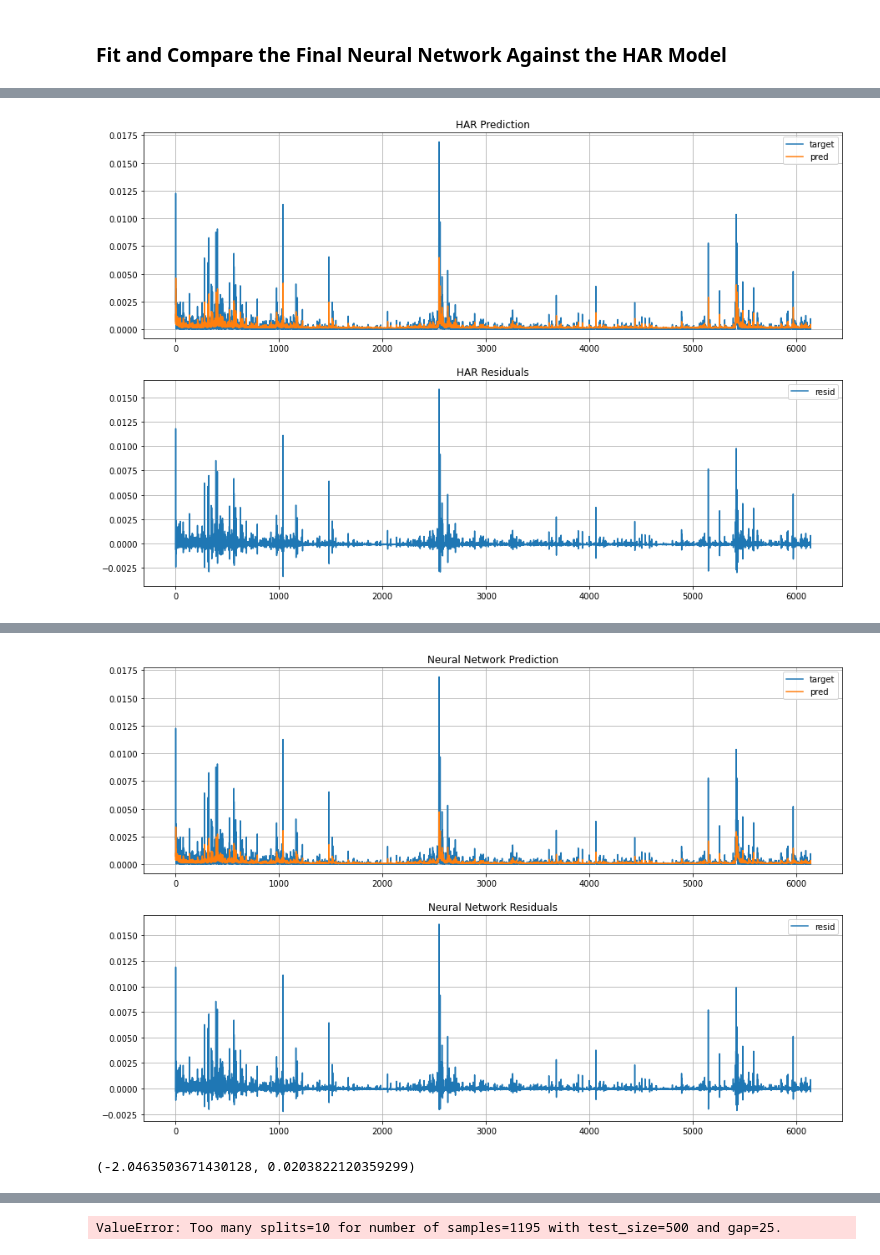
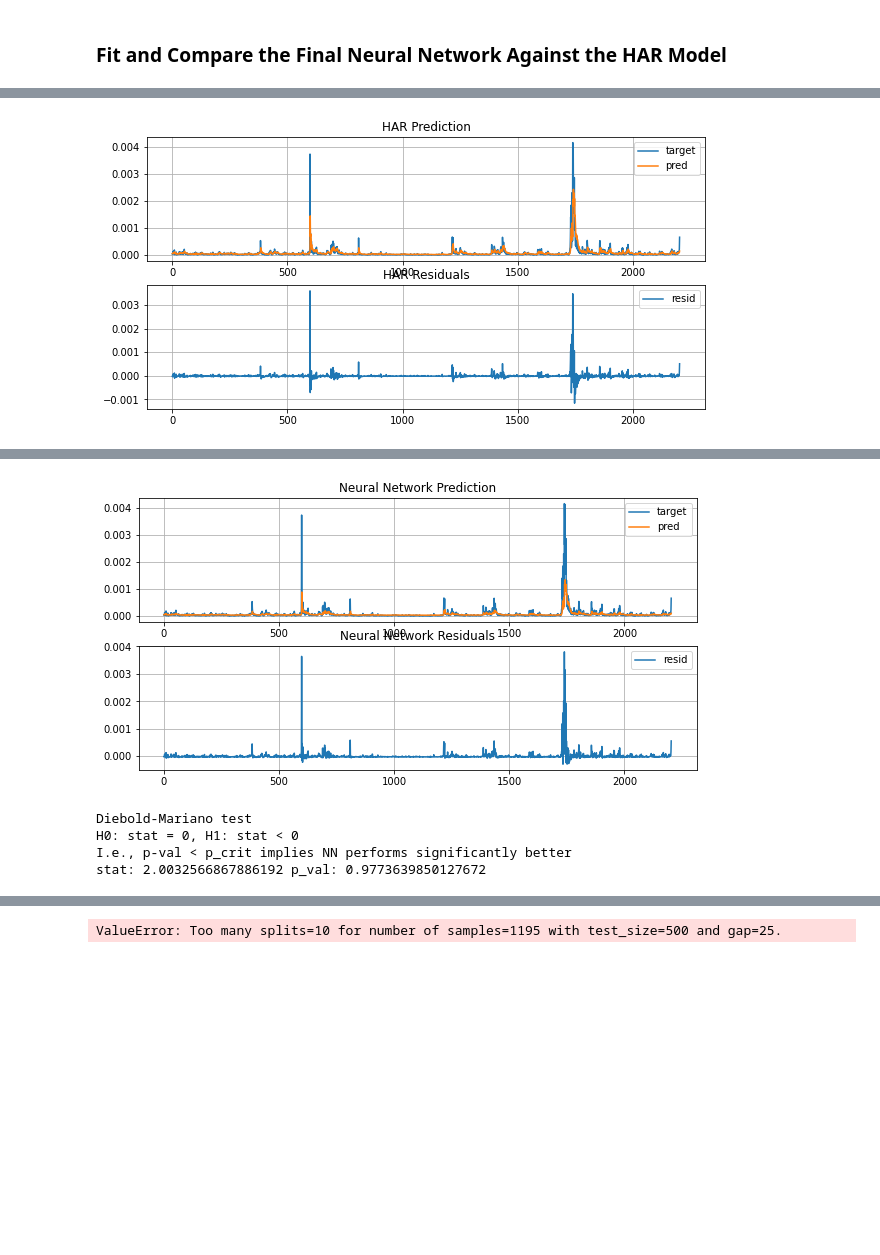
Before and after one commit to CodingNoob234/casestudy-neural-networks, a Jupyter notebook: main.ipynb, the cells around one changed output, grey strips where cells are left out. Drawn from its saved outputs; the diff is of its cells as text; code cells hidden in the pictures; blank space fills up the shorter version.

Commit message:
changed get_data.. function to load in the new csv datafile. Also added batchsize as a hyperparameter in the cross validation

```diff
--- a/main.ipynb
+++ b/main.ipynb
@@ -45,12 +45,17 @@ print(get_tickers_in_data())
 # fetch data through yahoo finance API, compute features, split into training and validation subsets
 # ... for both NN and HAR
 
-data = get_rv_from_yahoo("KO")
+ticker = ".SPX"
+# data = get_rv_from_yahoo(ticker)
+# or use ...
+data = get_rv_from_data(ticker)
+n_observations = len(data)
+print(f"Total of {n_observations} found for symbol: {ticker}")
 
 data_nn_train, data_nn_val, data_har_train, data_har_val = pre_process_all_data(data, train_size=.6)
 
 # to determine gap used in TimeSeriesSplit
 plot_acf(data_har_train.y, lags = range(1, 30))
-plt.ylim(-0.1, 0.25)
+plt.ylim(-0.1, 0.9)
 plt.show()
 # %% [output]
@@ -134,10 +142,10 @@ avg score: 2.1553808717317047e-06 list of scores: [1.7682198035471327e-06, 1.964
 ### Fit and Compare the Final Neural Network Against the HAR Model
 # %%
 normalize_features = False
-use_own_config = True # if you used this once after the cross validation, the custom params 'overwrite' those from cross validation
+use_own_config = True # !!! if you used this once after the cross validation, the custom params below 'overwrite' those from cross validation above
 
 # sometimes we want to zoom in on specific intervals of the forecast
-idx_start, idx_end = 0, 100000
+idx_start, idx_end = 0, 10000
 
 # if the params are not set through cross validations above
 try:
@@ -146,13 +154,16 @@ try:
 except:
     print("No params from cross validation, using own params instead")
     print("Or specifically specified to use own params")
-    epochs = 10
-    hidden_layers = [] # zero or one with 2 nodes
+    epochs = 20
+    hidden_layers = [2,] # zero or one with 2 nodes
     lr = .005
+    batch_size = 10
 
 #=========================================================================================
 #===================================ESTIMATE HAR==========================================
 #=========================================================================================
+# the goal was to instantiate the model before passing it to the estimation function, so we can use the model here
+# this does not work
 HAR = OLS(np.zeros(10), np.zeros(10)) # these params are placeholders
 loss, output = fit_and_evaluateHAR(
     model = HAR,
@@ -160,19 +171,19 @@ loss, output = fit_and_evaluateHAR(
     data_test = data_har_val,
     normalize_features = False
 )
-har_output = output.copy()
+har_output = output.copy().reshape(-1,)
 
 print(f"HAR out-of-sample loss: {loss}")
 
 plot = True
 if plot:
     # plot prediction versus true daily volatility
-    fig, axs = plt.subplots(2,1, figsize = (15, 10))
+    fig, axs = plt.subplots(2,1, figsize = (10, 5))
     axs[0].set_title("HAR Prediction")
     axs[1].set_title("HAR Residuals")
     axs[0].plot(data_har_val.y[idx_start:idx_end], label = "target")
     axs[0].plot(output[idx_start:idx_end], label = "pred")
-    axs[1].plot((data_har_val.y.reshape(-1,) - output)[idx_start:idx_end], label = "resid")
+    axs[1].plot((data_har_val.y - output)[idx_start:idx_end], label = "resid")
 
     for ax in axs:
         ax.legend()
@@ -183,6 +194,7 @@ if plot:
 #====================================ESTIMATE NN==========================================
 #=========================================================================================
 print("Estimating NN model ...")
+print(f"... with epochs={epochs}, hidden_layers={hidden_layers}, lr={lr}")
 
 NN = ForwardNeuralNetwork(
     data_nn_train.x_t.shape[1],
@@ -198,26 +210,46 @@ loss, output = single_fit_and_evaluate_model(
     epochs = epochs,
     earlystopper = None,
     normalize_features = False,
-    return_prediction = True
+    return_prediction = True,
+    batch_size=batch_size
 )
-nn_output =  output.detach().numpy().reshape(-1,).copy()
+nn_output =  output.detach().numpy().reshape(-1,)
+true_output = data_har_val.y.reshape(-1,)
+print(f"NN out-of-sample loss: {loss}")
+print(f"nn var using numpy and detach: {np.average((true_output - nn_output)**2)}")
+# print(f"nn var using torch: {nn.MSELoss()(output,data_nn_val.y_t)}")
 
-print(f"NN out-of-sample loss: {loss}")
+# print(f"NN out-of-sample loss: {loss}")
 
 plot = True
 if plot:
     # plot prediction versus true daily volatility
-    fig, axs = plt.subplots(2,1, figsize = (15,10))
+    fig, axs = plt.subplots(2,1, figsize = (10,5))
     axs[0].set_title("Neural Network Prediction")
     axs[1].set_title("Neural Network Residuals")
-    axs[0].plot(data_nn_val.y_t.detach().numpy().reshape(-1,1)[idx_start:idx_end], label = "target")
+    axs[0].plot(data_nn_val.y_t.detach().numpy().reshape(-1,)[idx_start:idx_end], label = "target")
     axs[0].plot(output.detach().numpy()[idx_start:idx_end], label = "pred")
-    axs[1].plot((data_nn_val.y_t.detach().numpy().reshape(-1,1) - output.detach().numpy())[idx_start:idx_end], label = "resid")
+    axs[1].plot((data_nn_val.y_t.detach().numpy().reshape(-1,) - output.detach().numpy().reshape(-1,))[idx_start:idx_end], label = "resid")
 
     for ax in axs:
         ax.legend()
         ax.grid()
     plt.show()
+
+#=========================================================================================
+#====================================DIEBOLD-MARIANO======================================
+#=========================================================================================
+stat, p_value = dm_test(
+    data_har_val.y,
+    nn_output,
+    har_output,
+    one_sided=True,
+)
+print("Diebold-Mariano test")
+print("H0: stat = 0, H1: stat < 0")
+print("I.e., p-val < p_crit implies NN performs significantly better")
+print(f"stat: {stat} p_val: {p_value}")
+# if one sided, only test if the upper forecast performs significantly better than the lower forecast
 # %% [output]
 No params from cross validation, using own params instead
 Or specifically specified to use own params
@@ -225,2 +257,2 @@ HAR out-of-sample loss: 4.4698645965903025e-07
-[figure, old version]
+[figure, new version]
 Estimating NN model ...
@@ -228,17 +262,8 @@ NN out-of-sample loss: 3.504173378132691e-07
-[figure, old version]
+[figure, new version]
+Diebold-Mariano test
+H0: stat = 0, H1: stat < 0
+I.e., p-val < p_crit implies NN performs significantly better
+stat: 2.0032566867886192 p_val: 0.9773639850127672
-# %%
-#=========================================================================================
-#====================================DIEBOLD-MARIANO======================================
-#=========================================================================================
-dm_test(
-    data_har_val.y.reshape(-1,),
-    nn_output,
-    har_output,
-    one_sided=True,
-    )
-# if one sided, only test if the upper forecast performs significantly better than the lower forecast
-# %% [output]
-(-2.0463503671430128, 0.0203822120359299)
 # %%
 for name, param in NN.named_parameters():
     if param.requires_grad:
```
Also changed, not shown: parts of 8 cells of this notebook, 7 other files.
